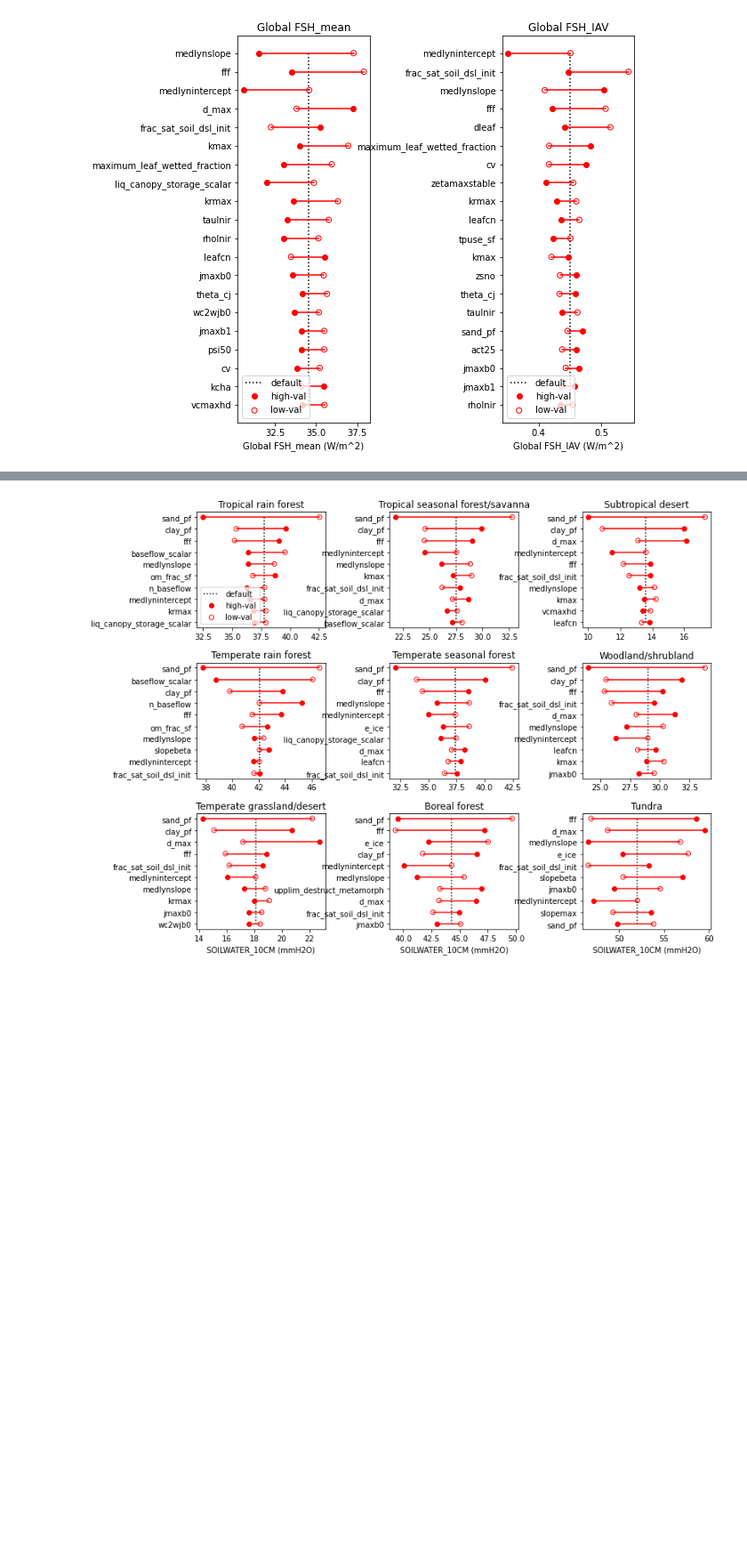
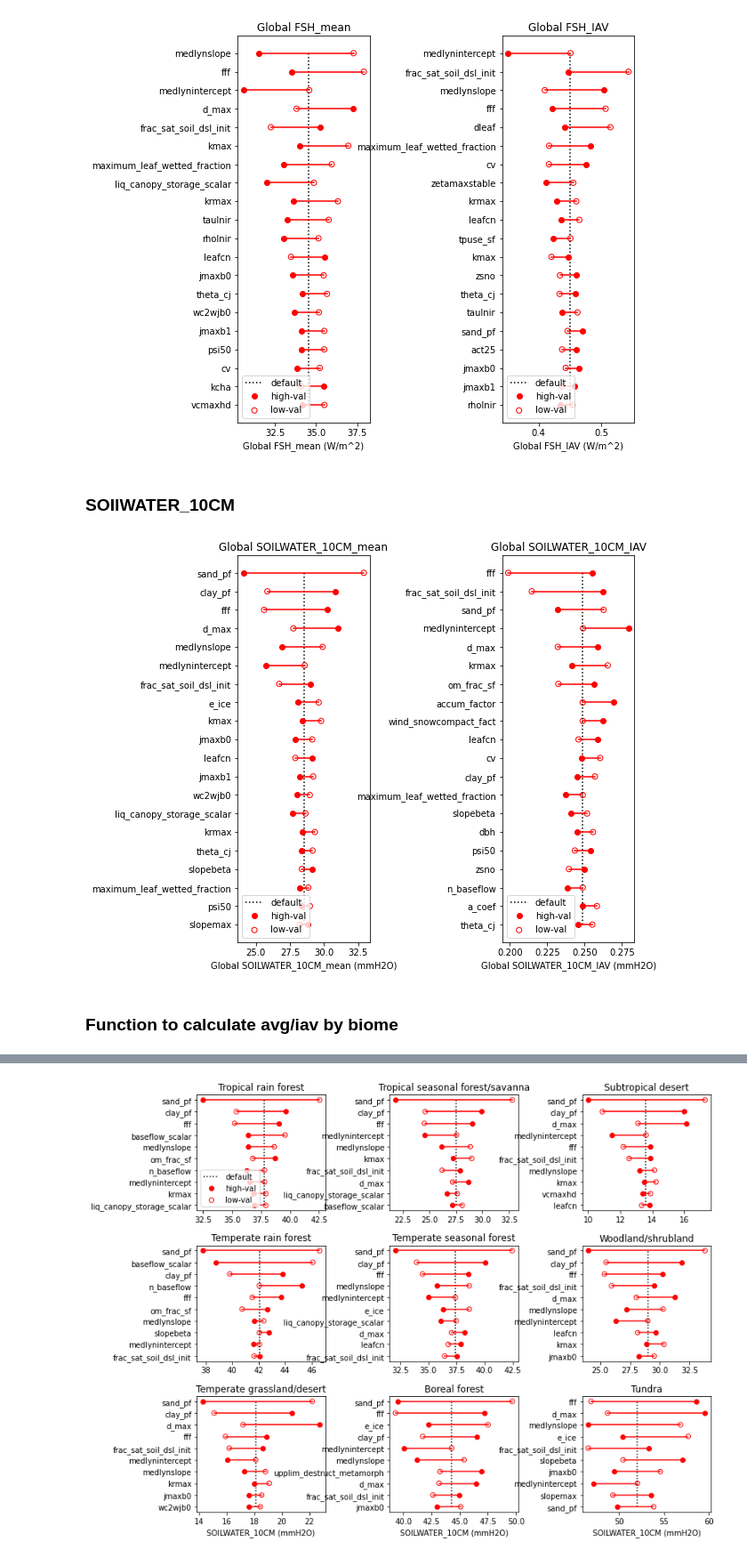
Before and after one commit to olyson/CLM5PPE, a Jupyter notebook: pyth/SPrankings.ipynb, the cells around one changed output, grey strips where cells are left out. Shown at 89% size. Cells and saved outputs as stored; diff of their text form; code cells hidden in the pictures; blank space fills up the shorter version.

```diff
--- a/pyth/SPrankings.ipynb
+++ b/pyth/SPrankings.ipynb
@@ -414,6 +444,21 @@ plot20(iav,20,'Global ' + datavar + '_IAV')
 plt.subplots_adjust(wspace=1.0)
 # %% [output]
 [figure]
+# %% [markdown]
+### SOIlWATER_10CM
+# %%
+datavar = 'SOILWATER_10CM'
+da,iav = calc_mean(ds,datavar,la,dim='gridcell')
+plt.figure(figsize=[8,8])
+plt.subplot(121)
+plot20(da,20,'Global ' + datavar + '_mean')
+plt.subplot(122)
+plot20(iav,20,'Global ' + datavar + '_IAV')
+plt.subplots_adjust(wspace=1.0)
+# %% [output]
+[figure, added]
+# %% [markdown]
+### Function to calculate avg/iav by biome
 # %%
 def calc_mean_biome(dsb,datavar,lab):
 
```
Also changed, not shown: parts of 25 cells of this notebook, 1 other file.
